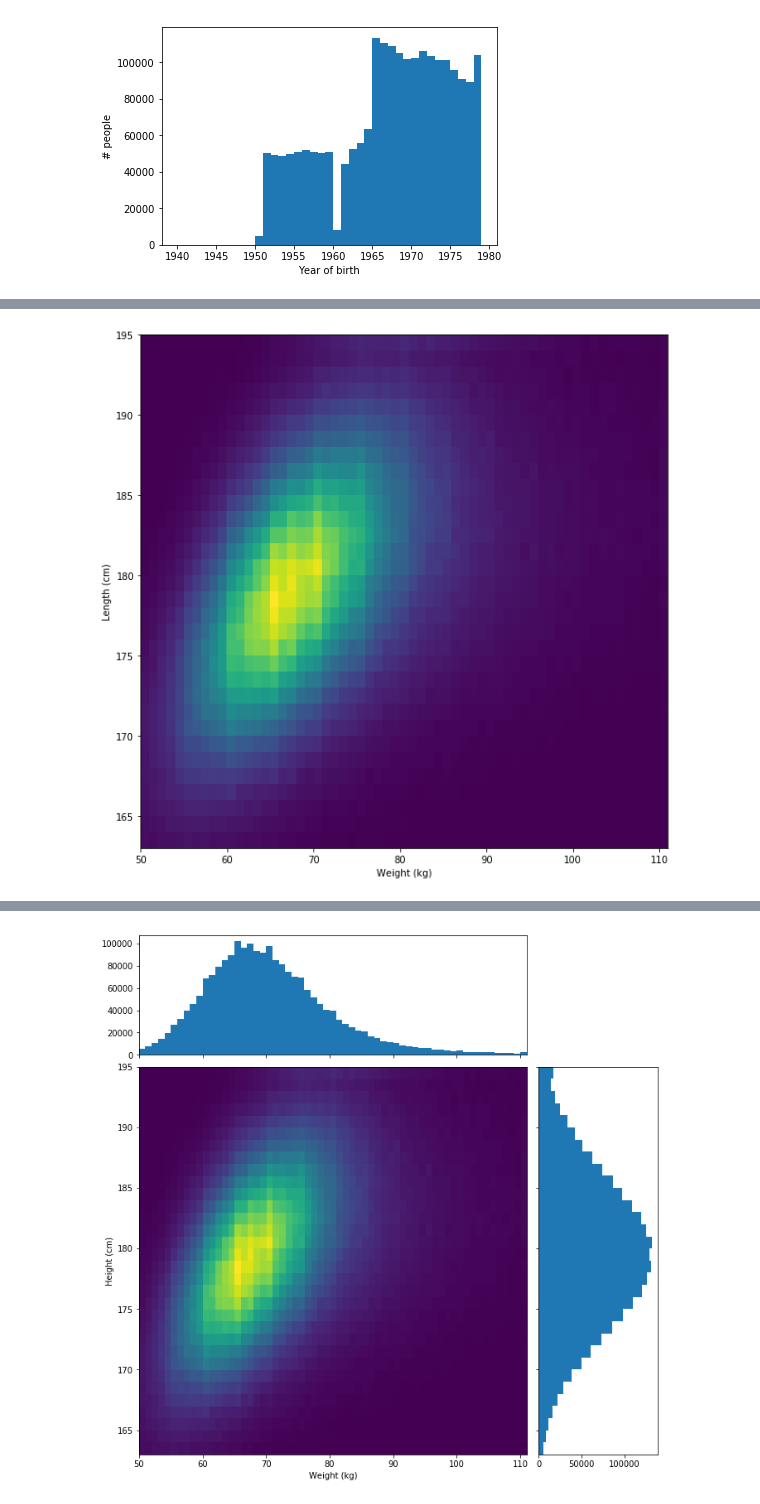
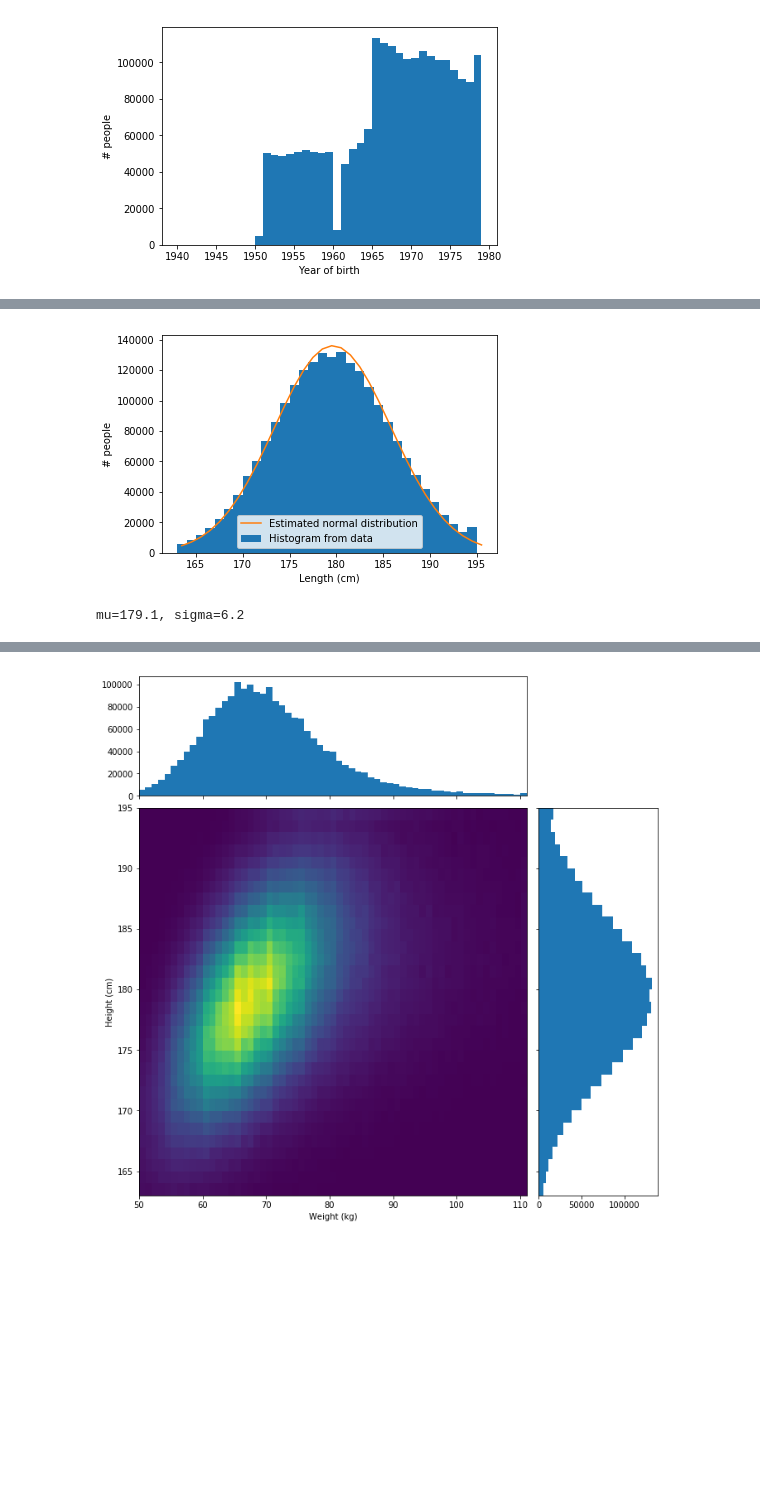
Before and after one commit to fredrikwahlberg/5LN445, a Jupyter notebook: Statistics - INSARK.ipynb, the cells around one changed output, grey strips where cells are left out. Drawn from its saved outputs; the diff is of its cells as text; code cells hidden in the pictures; blank space fills up the shorter version.

```diff
--- a/Statistics - INSARK.ipynb
+++ b/Statistics - INSARK.ipynb
@@ -107,8 +89,18 @@ plt.show()
-# %%
-plt.figure(figsize=(10, 10))
-plt.hist2d(weight, length, [np.unique(weight), np.unique(length)])
-plt.xlabel("Weight (kg)")
-plt.ylabel("Length (cm)")
-plt.show()
-# %% [output]
-[figure, removed]
+# %%
+import numpy as np
+from scipy.stats import norm
+
+d = norm(np.mean(length), np.std(length))
+x = np.unique(length)
+plt.figure()
+h = plt.hist(length, x, label="Histogram from data")
+plt.plot(x+.5, d.pdf(x)*len(length), label="Estimated normal distribution")
+plt.xlabel("Length (cm)")
+plt.ylabel("# people")
+plt.legend(loc='lower center')
+plt.show()
+
+print("mu=%.1f, sigma=%.1f" % (d.mean(), d.std()))
+# %% [output]
+[figure, added]
+mu=179.1, sigma=6.2
```
Also changed, not shown: parts of 4 cells of this notebook.
